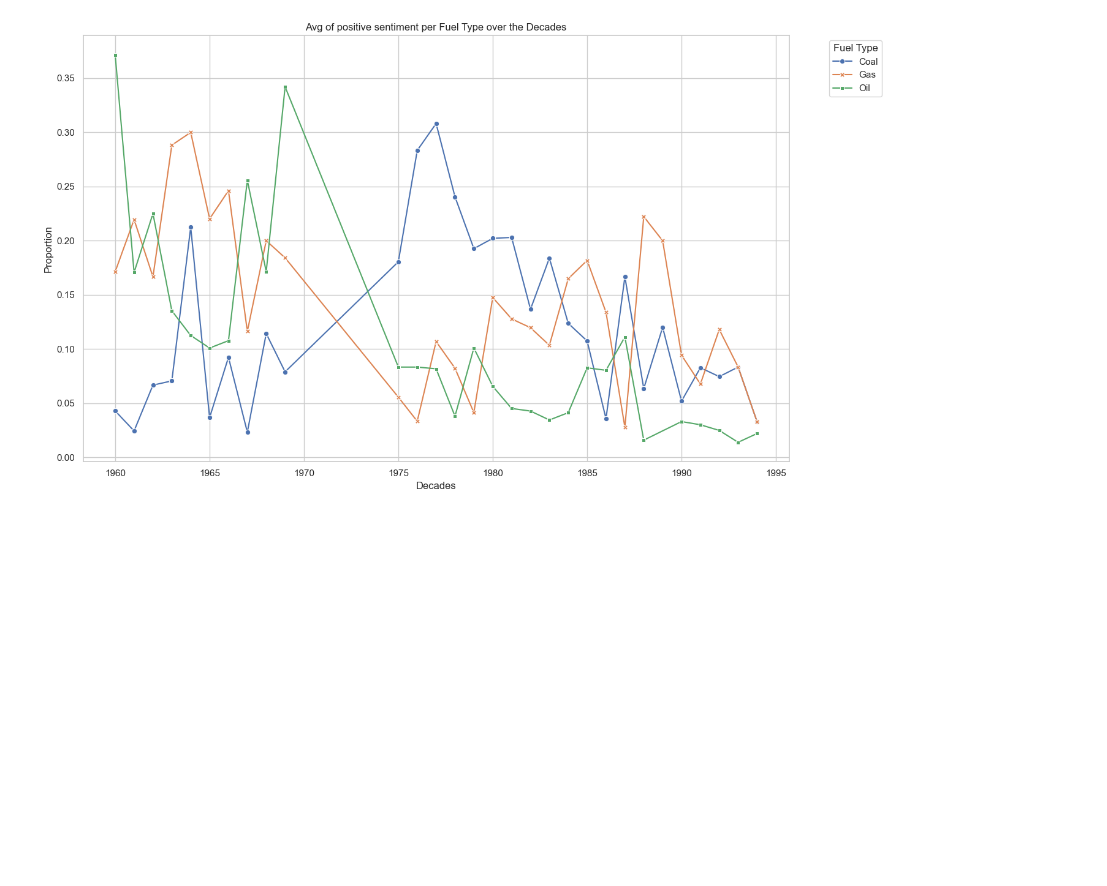
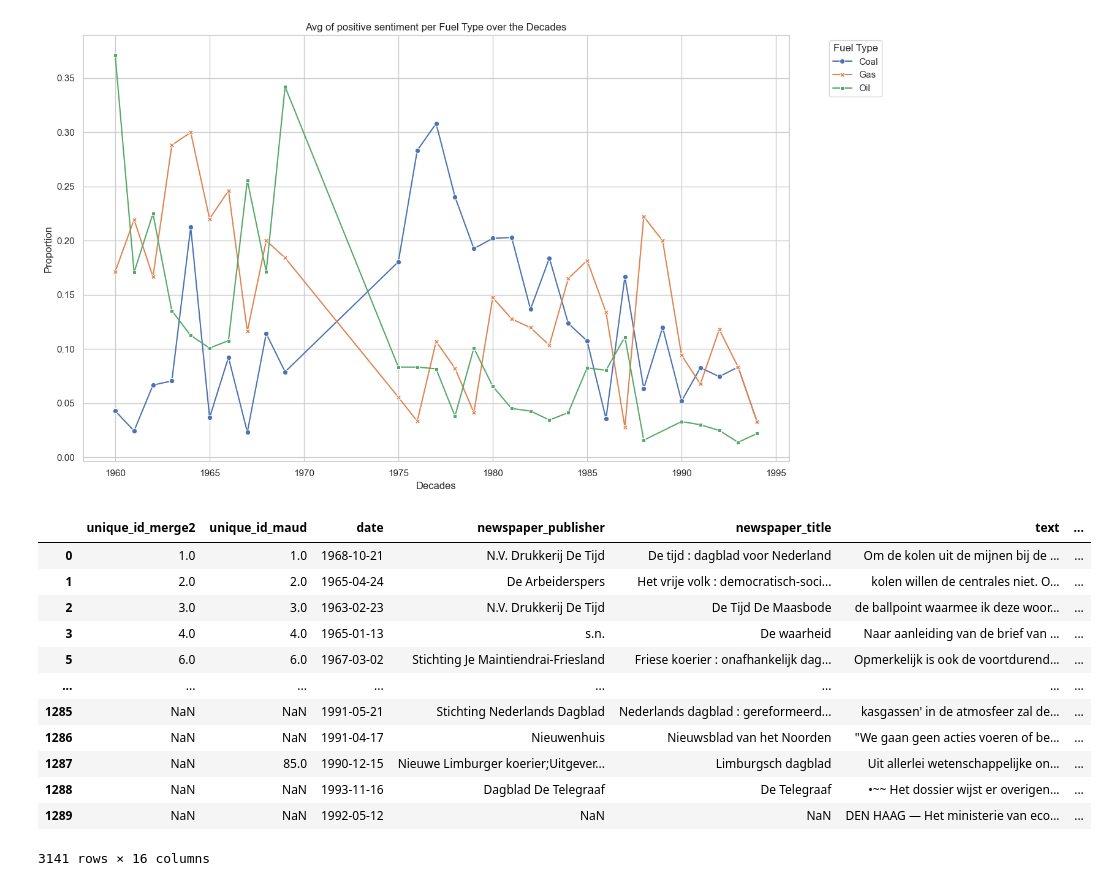
Before and after one commit to UtrechtUniversity/historical-news-sentiment, a Jupyter notebook: notebooks/trend_track.ipynb, the cells around one changed output. Saved outputs shown, nothing was run; the diff lists cells and outputs as text; code cells hidden in the pictures; blank space fills up the shorter version.

```diff
--- a/notebooks/trend_track.ipynb
+++ b/notebooks/trend_track.ipynb
@@ -196,10 +196,10 @@ print('1990, oil', oil_1990.shape)
 1980, oil (537, 11)
 1990, oil (228, 11)
 # %%
-oil_1960['year'] = 1960
-oil_1970['year'] = 1970
-oil_1980['year'] = 1980
-oil_1990['year'] = 1990
+oil_1960['decade'] = 1960
+oil_1970['decade'] = 1970
+oil_1980['decade'] = 1980
+oil_1990['decade'] = 1990
 
 
 oil_df = pd.concat([oil_1960, oil_1970, oil_1980, oil_1990], ignore_index=True)
@@ -376,3 +376,21 @@ plt.tight_layout()
 plt.show()
 # %% [output]
 [figure]
+# %%
+combined_df = pd.concat([oil_df, gas_df, coal_df])
+# %%
+combined_df
+# %% [output]
+|  | unique_id_merge2 | unique_id_maud | date | newspaper_publisher | newspaper_title | text | ... |
+| 0 | 1.0 | 1.0 | 1968-10-21 | N.V. Drukkerĳ De Tĳd | De tĳd : dagblad voor Nederland | Om de kolen uit de mijnen bij de ... | ... |
+| 1 | 2.0 | 2.0 | 1965-04-24 | De Arbeiderspers | Het vrĳe volk : democratisch-soci... | kolen willen de centrales niet. O... | ... |
+| 2 | 3.0 | 3.0 | 1963-02-23 | N.V. Drukkerĳ De Tĳd | De Tijd De Maasbode | de ballpoint waarmee ik deze woor... | ... |
+| 3 | 4.0 | 4.0 | 1965-01-13 | s.n. | De waarheid | Naar aanleiding van de brief van ... | ... |
+| 5 | 6.0 | 6.0 | 1967-03-02 | Stichting Je Maintiendrai-Friesland | Friese koerier : onafhankelĳk dag... | Opmerkelijk is ook de voortdurend... | ... |
+| ... | ... | ... | ... | ... | ... | ... | ... |
+| 1285 | NaN | NaN | 1991-05-21 | Stichting Nederlands Dagblad | Nederlands dagblad : gereformeerd... | kasgassen' in de atmosfeer zal de... | ... |
+| 1286 | NaN | NaN | 1991-04-17 | Nieuwenhuis | Nieuwsblad van het Noorden | "We gaan geen acties voeren of be... | ... |
+| 1287 | NaN | 85.0 | 1990-12-15 | Nieuwe Limburger koerier;Uitgever... | Limburgsch dagblad | Uit allerlei wetenschappelijke on... | ... |
+| 1288 | NaN | NaN | 1993-11-16 | Dagblad De Telegraaf | De Telegraaf | •~~ Het dossier wijst er overigen... | ... |
+| 1289 | NaN | NaN | 1992-05-12 | NaN | NaN | DEN HAAG — Het ministerie van eco... | ... |
+3141 rows × 16 columns
```
Also changed, not shown: parts of 4 cells of this notebook, 2 other files.
